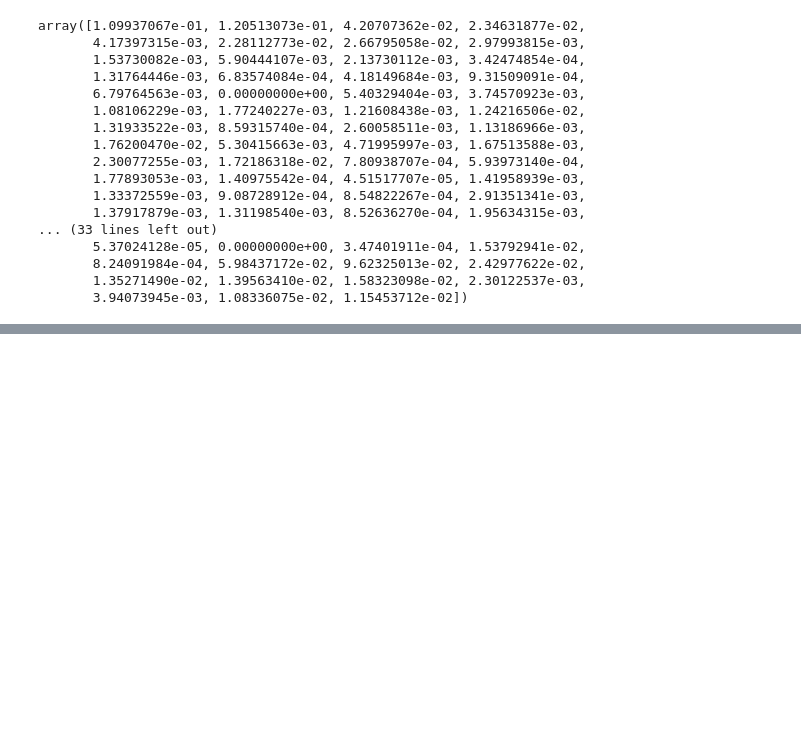
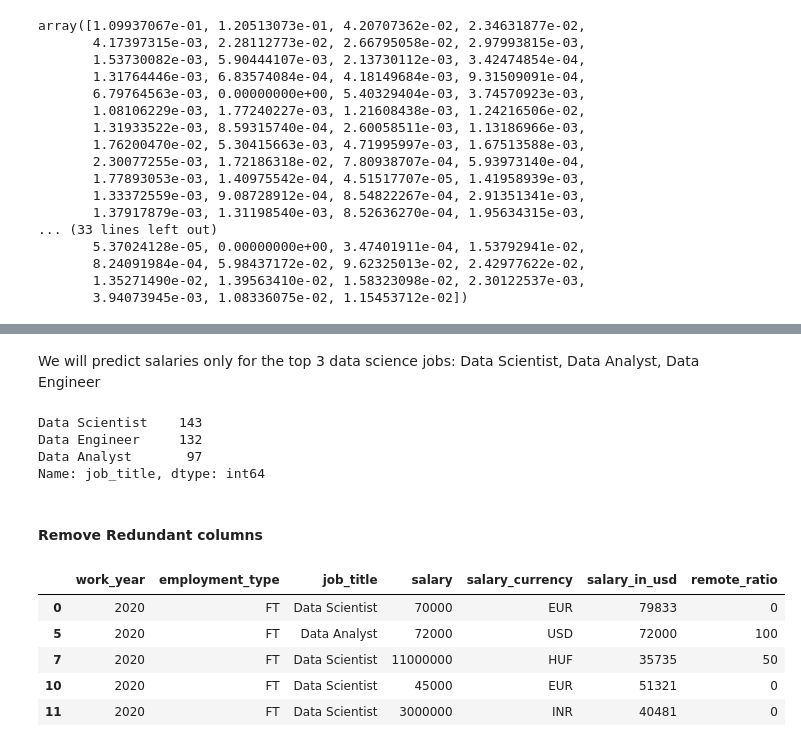
Before and after one commit to ceceliamcmillan/FinalProjectGroup01, a Jupyter notebook: NensiPandya- Final Project.ipynb, the cells around one changed output, grey strips where cells are left out. Cells and saved outputs as stored; diff of their text form; code cells hidden in the pictures; blank space fills up the shorter version.

```diff
--- a/NensiPandya- Final Project.ipynb
+++ b/NensiPandya- Final Project.ipynb
@@ -713,0 +718,2 @@ sorted(zip(rf_model.feature_importances_, X.columns), reverse=True)
+# %% [markdown]
+We will predict salaries only for the top 3 data science jobs: Data Scientist, Data Analyst, Data Engineer
@@ -713,0 +722,9 @@ sorted(zip(rf_model.feature_importances_, X.columns), reverse=True)
+# %%
+df2['job_title'].value_counts()
+# %% [output]
+Data Scientist    143
+Data Engineer     132
+Data Analyst       97
+Name: job_title, dtype: int64
+# %% [markdown]
+#### Remove Redundant columns
@@ -713,0 +733,9 @@ sorted(zip(rf_model.feature_importances_, X.columns), reverse=True)
+# %%
+df2.head(5)
+# %% [output]
+|  | work_year | employment_type | job_title | salary | salary_currency | salary_in_usd | remote_ratio |
+| 0 | 2020 | FT | Data Scientist | 70000 | EUR | 79833 | 0 |
+| 5 | 2020 | FT | Data Analyst | 72000 | USD | 72000 | 100 |
+| 7 | 2020 | FT | Data Scientist | 11000000 | HUF | 35735 | 50 |
+| 10 | 2020 | FT | Data Scientist | 45000 | EUR | 51321 | 0 |
+| 11 | 2020 | FT | Data Scientist | 3000000 | INR | 40481 | 0 |
```
Also changed, not shown: parts of 31 cells of this notebook.
